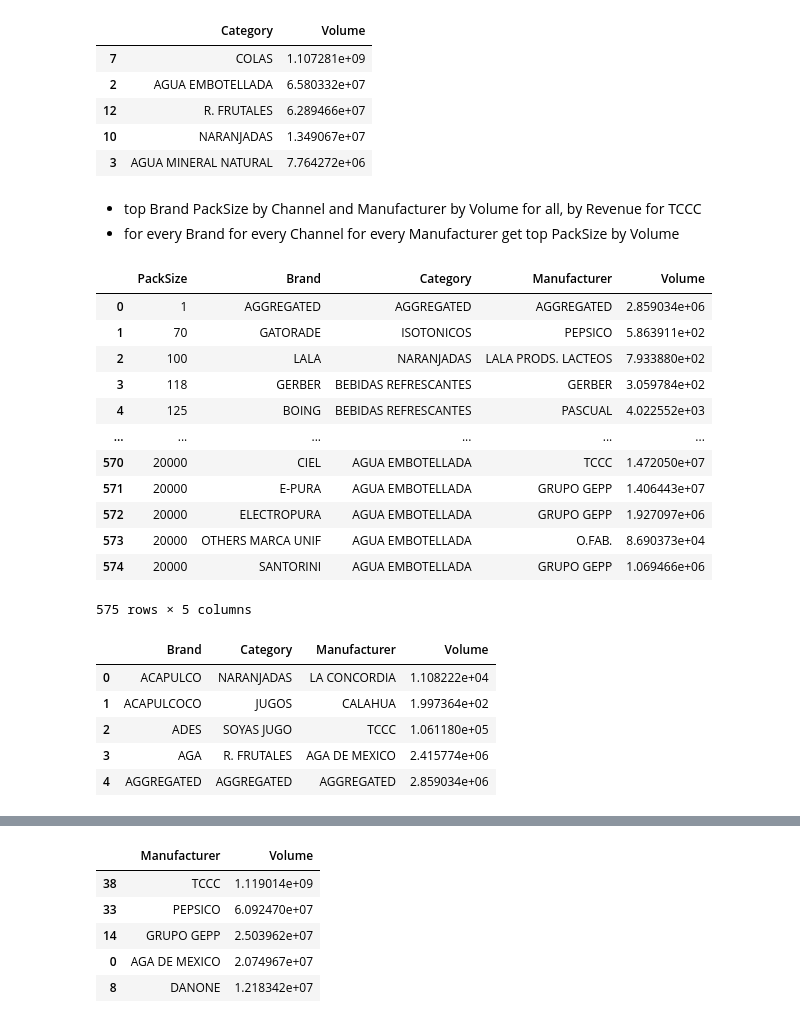
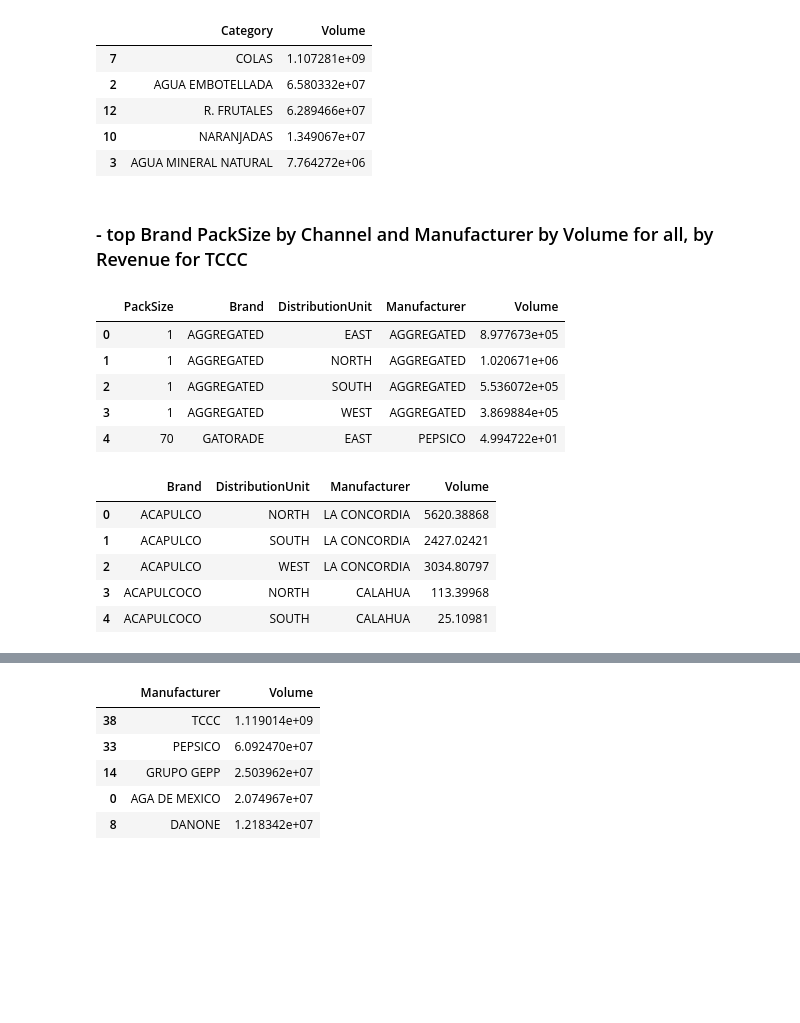
Before and after one commit to BRomanchuk/products-metrics, a Jupyter notebook: eda_products.ipynb, the cells around one changed output, grey strips where cells are left out. Cells and saved outputs as stored; diff of their text form; code cells hidden in the pictures; blank space fills up the shorter version.

```diff
--- a/eda_products.ipynb
+++ b/eda_products.ipynb
@@ -111,37 +126,31 @@ categ.head()
 | 10 | NARANJADAS | 1.349067e+07 |
 | 3 | AGUA MINERAL NATURAL | 7.764272e+06 |
 # %% [markdown]
-- top Brand PackSize by Channel and Manufacturer by Volume for all, by Revenue for TCCC
-- for every Brand for every Channel for every Manufacturer get top PackSize by Volume
+### - top Brand PackSize by Channel and Manufacturer by Volume for all, by Revenue for TCCC
 # %%
-packsizes = df.groupby(['PackSize', 'Brand', 'Category', 'Manufacturer']) \
+# group the dataframe by PackSize, Brand, Channel and Manufacturer and calculate sum of Volume
+packsizes = df.groupby(['PackSize', 'Brand', 'DistributionUnit', 'Manufacturer']) \
               .agg({'Volume': 'sum'}) \
               .reset_index()
-packsizes
+packsizes.head()
 # %% [output]
-|  | PackSize | Brand | Category | Manufacturer | Volume |
-| 0 | 1 | AGGREGATED | AGGREGATED | AGGREGATED | 2.859034e+06 |
-| 1 | 70 | GATORADE | ISOTONICOS | PEPSICO | 5.863911e+02 |
-| 2 | 100 | LALA | NARANJADAS | LALA PRODS. LACTEOS | 7.933880e+02 |
-| 3 | 118 | GERBER | BEBIDAS REFRESCANTES | GERBER | 3.059784e+02 |
-| 4 | 125 | BOING | BEBIDAS REFRESCANTES | PASCUAL | 4.022552e+03 |
-| ... | ... | ... | ... | ... | ... |
-| 570 | 20000 | CIEL | AGUA EMBOTELLADA | TCCC | 1.472050e+07 |
-| 571 | 20000 | E-PURA | AGUA EMBOTELLADA | GRUPO GEPP | 1.406443e+07 |
-| 572 | 20000 | ELECTROPURA | AGUA EMBOTELLADA | GRUPO GEPP | 1.927097e+06 |
-| 573 | 20000 | OTHERS MARCA UNIF | AGUA EMBOTELLADA | O.FAB. | 8.690373e+04 |
-| 574 | 20000 | SANTORINI | AGUA EMBOTELLADA | GRUPO GEPP | 1.069466e+06 |
+|  | PackSize | Brand | DistributionUnit | Manufacturer | Volume |
+| 0 | 1 | AGGREGATED | EAST | AGGREGATED | 8.977673e+05 |
+| 1 | 1 | AGGREGATED | NORTH | AGGREGATED | 1.020671e+06 |
+| 2 | 1 | AGGREGATED | SOUTH | AGGREGATED | 5.536072e+05 |
+| 3 | 1 | AGGREGATED | WEST | AGGREGATED | 3.869884e+05 |
+| 4 | 70 | GATORADE | EAST | PEPSICO | 4.994722e+01 |
-575 rows × 5 columns
 # %%
-top_ps = packsizes.groupby(['Brand', 'Category', 'Manufacturer']) \
+# get top PackSizes by Volume
+top_ps = packsizes.groupby(['Brand', 'DistributionUnit', 'Manufacturer']) \
                   .agg({'Volume': 'max'}) \
                   .reset_index()
 top_ps.head()
 # %% [output]
-|  | Brand | Category | Manufacturer | Volume |
-| 0 | ACAPULCO | NARANJADAS | LA CONCORDIA | 1.108222e+04 |
-| 1 | ACAPULCOCO | JUGOS | CALAHUA | 1.997364e+02 |
-| 2 | ADES | SOYAS JUGO | TCCC | 1.061180e+05 |
-| 3 | AGA | R. FRUTALES | AGA DE MEXICO | 2.415774e+06 |
-| 4 | AGGREGATED | AGGREGATED | AGGREGATED | 2.859034e+06 |
+|  | Brand | DistributionUnit | Manufacturer | Volume |
+| 0 | ACAPULCO | NORTH | LA CONCORDIA | 5620.38868 |
+| 1 | ACAPULCO | SOUTH | LA CONCORDIA | 2427.02421 |
+| 2 | ACAPULCO | WEST | LA CONCORDIA | 3034.80797 |
+| 3 | ACAPULCOCO | NORTH | CALAHUA | 113.39968 |
+| 4 | ACAPULCOCO | SOUTH | CALAHUA | 25.10981 |
 # %%
```
Also changed, not shown: parts of 21 cells of this notebook.
